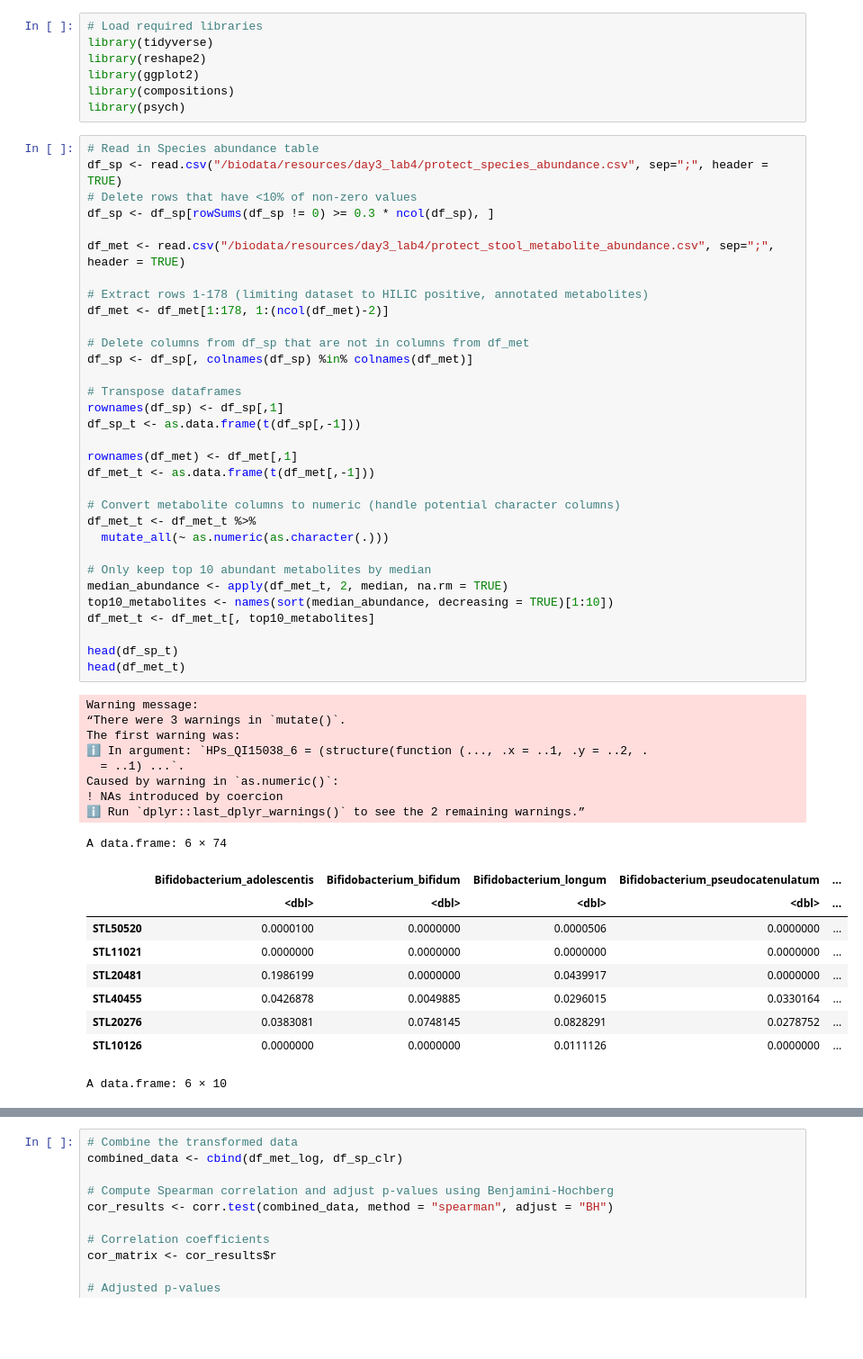
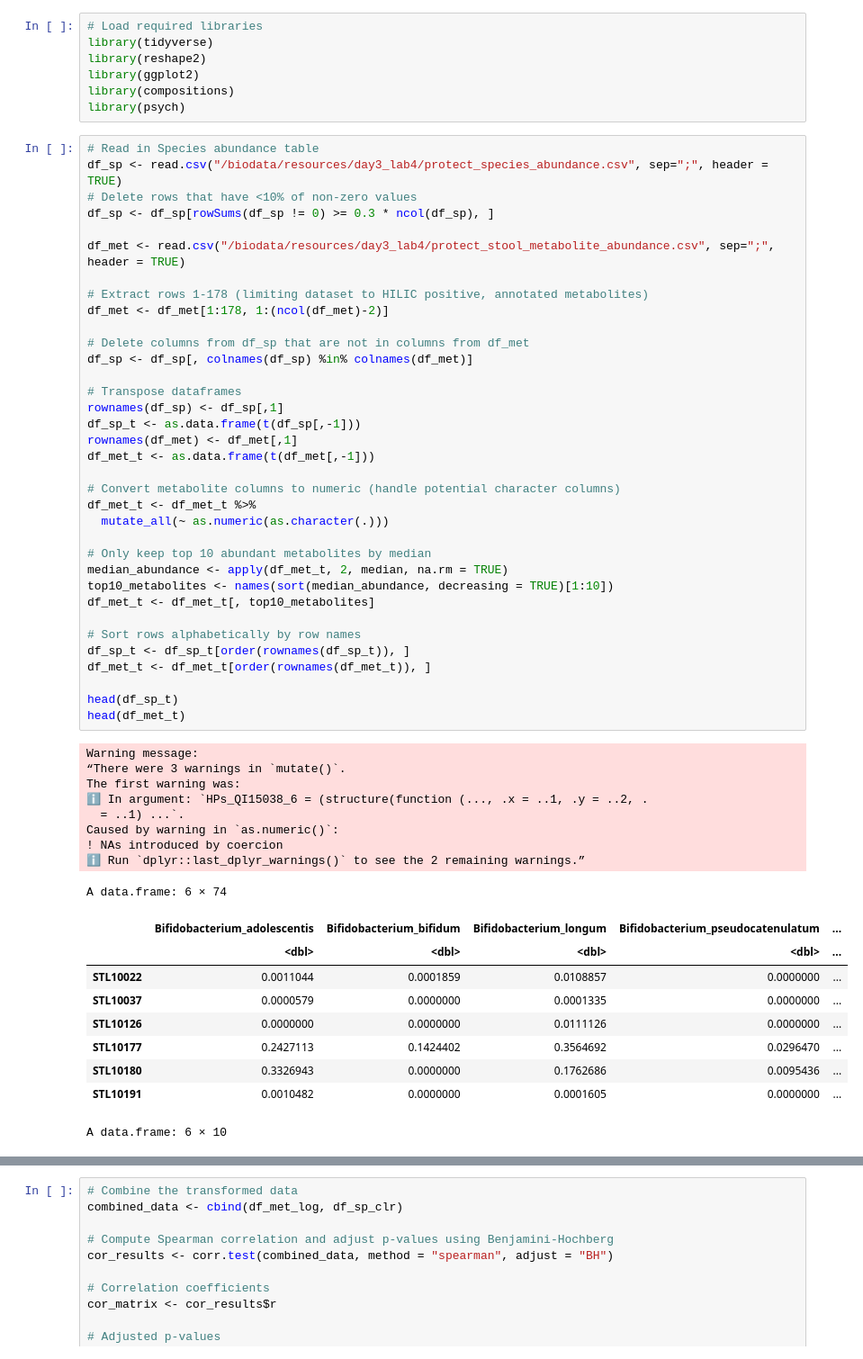
Before and after one commit to schirmer-lab/workshop-microbial-genomics-and-multiomics, a Jupyter notebook: day3_lab4_metabolomics.ipynb, the cells around one changed output, grey strips where cells are left out. Shown at 90% size. Drawn from its saved outputs; the diff is of its cells as text; blank space fills up the shorter version.

```diff
--- a/day3_lab4_metabolomics.ipynb
+++ b/day3_lab4_metabolomics.ipynb
@@ -47,40 +48,43 @@ df_sp <- df_sp[, colnames(df_sp) %in% colnames(df_met)]
 
 # Transpose dataframes
 rownames(df_sp) <- df_sp[,1]
 df_sp_t <- as.data.frame(t(df_sp[,-1]))
-
 rownames(df_met) <- df_met[,1]
 df_met_t <- as.data.frame(t(df_met[,-1]))
 
 # Convert metabolite columns to numeric (handle potential character columns)
 df_met_t <- df_met_t %>%
   mutate_all(~ as.numeric(as.character(.)))
 
 # Only keep top 10 abundant metabolites by median
 median_abundance <- apply(df_met_t, 2, median, na.rm = TRUE)
 top10_metabolites <- names(sort(median_abundance, decreasing = TRUE)[1:10])
 df_met_t <- df_met_t[, top10_metabolites]
 
+# Sort rows alphabetically by row names
+df_sp_t <- df_sp_t[order(rownames(df_sp_t)), ]
+df_met_t <- df_met_t[order(rownames(df_met_t)), ]
+
 head(df_sp_t)
 head(df_met_t)
 # %% [output]
 Warning message:
 “There were 3 warnings in `mutate()`.
 The first warning was:
 ℹ In argument: `HPs_QI15038_6 = (structure(function (..., .x = ..1, .y = ..2, .
   = ..1) ...`.
 Caused by warning in `as.numeric()`:
 ! NAs introduced by coercion
 ℹ Run `dplyr::last_dplyr_warnings()` to see the 2 remaining warnings.”
 A data.frame: 6 × 74
 |  | Bifidobacterium_adolescentis | Bifidobacterium_bifidum | Bifidobacterium_longum | Bifidobacterium_pseudocatenulatum | ... |
 |  | <dbl> | <dbl> | <dbl> | <dbl> | ... |
-| STL50520 | 0.0000100 | 0.0000000 | 0.0000506 | 0.0000000 | ... |
-| STL11021 | 0.0000000 | 0.0000000 | 0.0000000 | 0.0000000 | ... |
-| STL20481 | 0.1986199 | 0.0000000 | 0.0439917 | 0.0000000 | ... |
-| STL40455 | 0.0426878 | 0.0049885 | 0.0296015 | 0.0330164 | ... |
-| STL20276 | 0.0383081 | 0.0748145 | 0.0828291 | 0.0278752 | ... |
+| STL10022 | 0.0011044 | 0.0001859 | 0.0108857 | 0.0000000 | ... |
+| STL10037 | 0.0000579 | 0.0000000 | 0.0001335 | 0.0000000 | ... |
 | STL10126 | 0.0000000 | 0.0000000 | 0.0111126 | 0.0000000 | ... |
+| STL10177 | 0.2427113 | 0.1424402 | 0.3564692 | 0.0296470 | ... |
+| STL10180 | 0.3326943 | 0.0000000 | 0.1762686 | 0.0095436 | ... |
+| STL10191 | 0.0010482 | 0.0000000 | 0.0001605 | 0.0000000 | ... |
 A data.frame: 6 × 10
 |  | HPs_TF12_leucine | HPs_TF17_phenylalanine | HPs_TF25_valine | HPs_TF11_isoleucine | HPs_TF10_imidazole propionate | ... |
 |  | <dbl> | <dbl> | <dbl> | <dbl> | <dbl> | ... |
```
Also changed, not shown: parts of 6 cells of this notebook, 1 other file.
